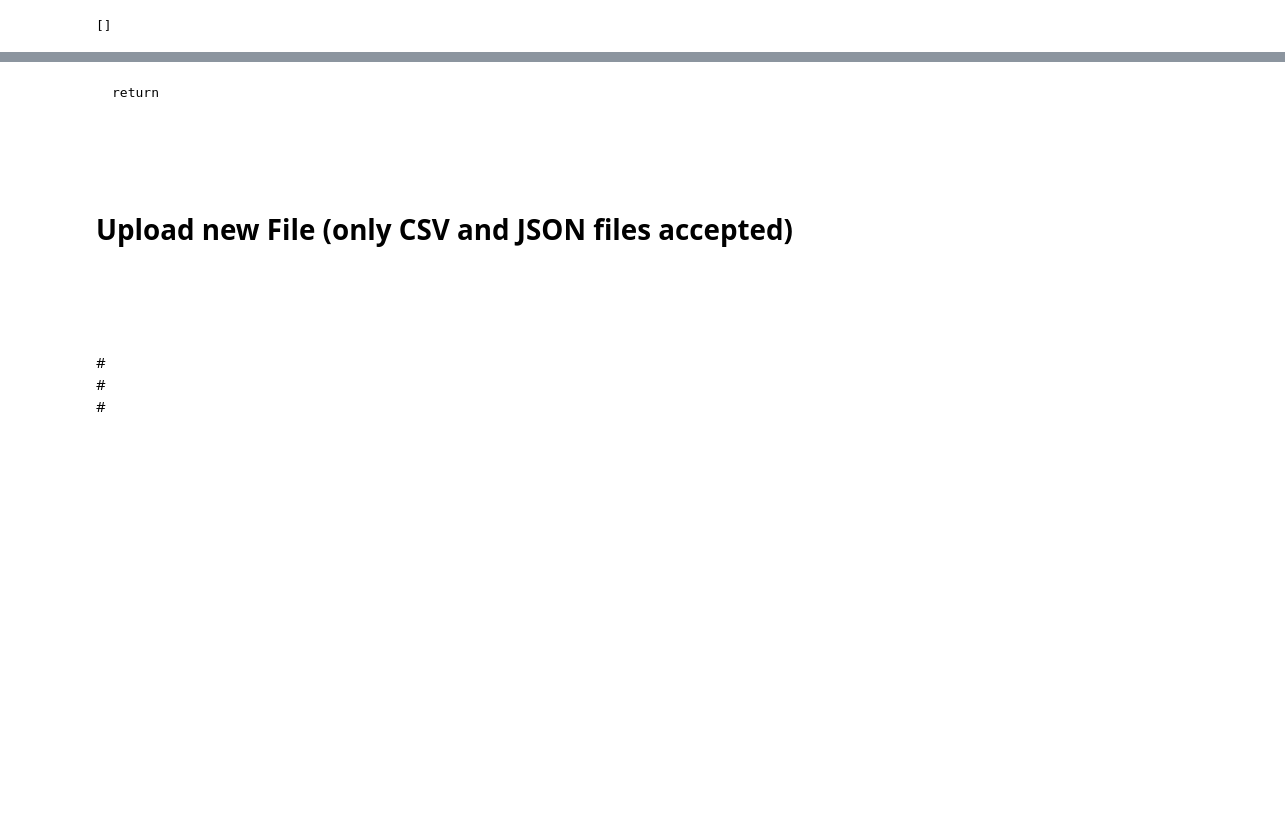
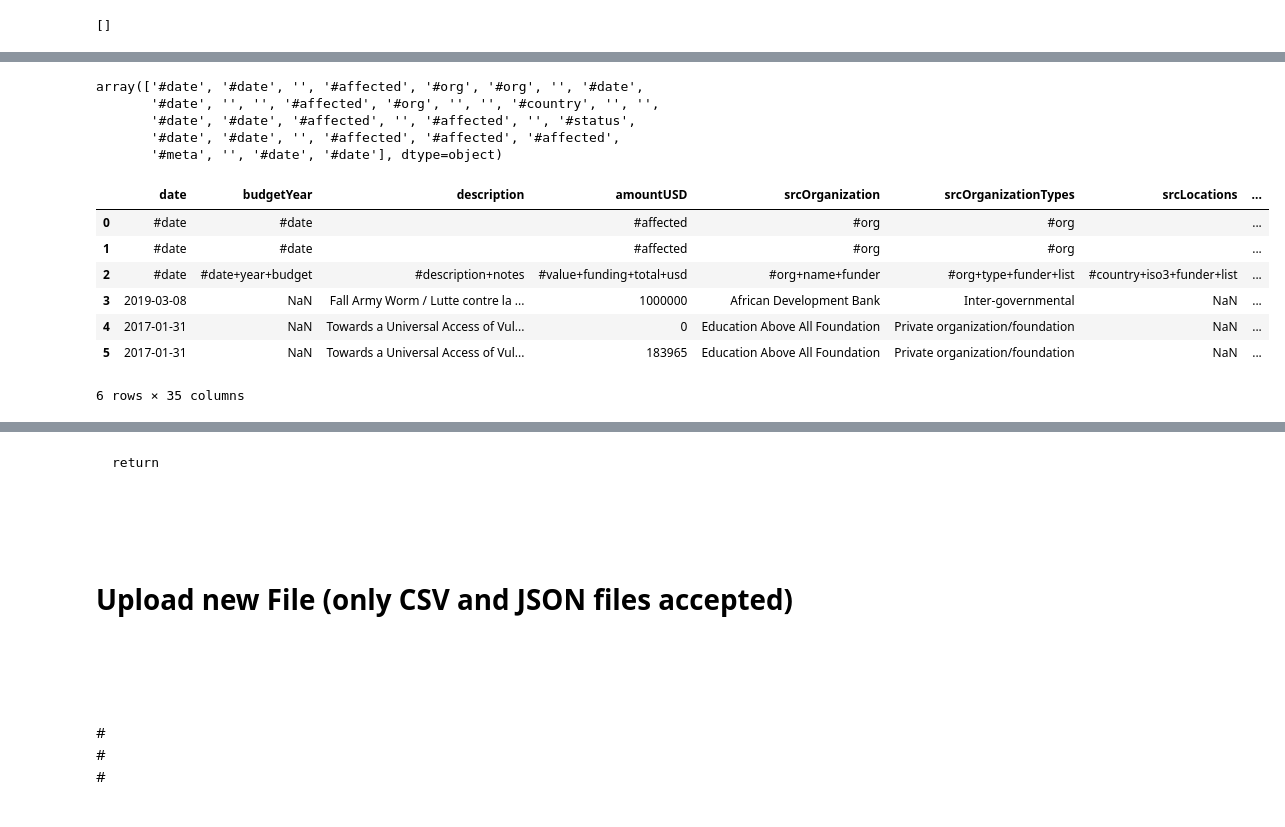
Before and after one commit to humanitarian-data-collaboration/hxl-tag-api, a Jupyter notebook: api/server.ipynb, the cells around one changed output, grey strips where cells are left out. Drawn from its saved outputs; the diff is of its cells as text; code cells hidden in the pictures; blank space fills up the shorter version.

```diff
--- a/api/server.ipynb
+++ b/api/server.ipynb
@@ -199,3 +208,27 @@ processed_dataset, empty_cols = preprocess(input_dataset,
 na = []
 for i in range(len(processed_dataset)):
     na.append(' ')
+# %%
+def tag_predicted(clf, X_test, series, threshold):
+    #True if tag should be left blank
+    if (not isinstance(X_test, np.ndarray)):
+        X_test = X_test.values.tolist()
+    probs = clf.predict_proba(X_test)
+    values = []
+    for i in range(len(X_test)):
+        max_arg = probs[i].argsort()[-1]
+        top_suggested_tag = clf.classes_[max_arg]
+        prob = np.take(probs[i], max_arg)
+        if (prob > threshold):
+            values.append(False)
+        else:
+            values.append(True)
+    return values
+
+#helper function to fill in the blanks for tags that have a confidence level less than the threshold
+def fill_blank_tags(predicted_tags, clf, X_test, series, threshold = 0.5):
+    boolean_array = tag_predicted(clf, X_test, series, threshold)
+    for i in range(len(predicted_tags)):
+        if (boolean_array[i] == True):
+            predicted_tags[i] = ''
+    return predicted_tags
@@ -202 +238,38 @@ for i in range(len(processed_dataset)):
+# %%
+output_dataset = fill_blank_tags(output_dataset.iloc[:, 0].values, model, processed_dataset["features_combined"], raw['Header'])
+# %%
+def add_hashtags(predicted_tags):
+    result = []
+    if (isinstance(predicted_tags, np.ndarray)):
+        for word in predicted_tags:
+            if word == '':
+                result.append('')
+            else:
+                result.append("#"+word)
+    return result
+# %%
+output_dataset = add_hashtags(output_dataset)
+output_dataset = pd.DataFrame(add_hashtags(output_dataset))
+# %%
+output_dataset.iloc[:, 0].values
+# %% [output]
+array(['#date', '#date', '', '#affected', '#org', '#org', '', '#date',
+       '#date', '', '', '#affected', '#org', '', '', '#country', '', '',
+       '#date', '#date', '#affected', '', '#affected', '', '#status',
+       '#date', '#date', '', '#affected', '#affected', '#affected',
+       '#meta', '', '#date', '#date'], dtype=object)
+# %%
+input_dataset.loc[-1] = output_dataset.iloc[:, 0].values
+input_dataset.index = input_dataset.index + 1
+input_dataset = input_dataset.sort_index()
+input_dataset
+# %% [output]
+|  | date | budgetYear | description | amountUSD | srcOrganization | srcOrganizationTypes | srcLocations | ... |
+| 0 | #date | #date |  | #affected | #org | #org |  | ... |
+| 1 | #date | #date |  | #affected | #org | #org |  | ... |
+| 2 | #date | #date+year+budget | #description+notes | #value+funding+total+usd | #org+name+funder | #org+type+funder+list | #country+iso3+funder+list | ... |
+| 3 | 2019-03-08 | NaN | Fall Army Worm / Lutte contre la ... | 1000000 | African Development Bank | Inter-governmental | NaN | ... |
+| 4 | 2017-01-31 | NaN | Towards a Universal Access of Vul... | 0 | Education Above All Foundation | Private organization/foundation | NaN | ... |
+| 5 | 2017-01-31 | NaN | Towards a Universal Access of Vul... | 183965 | Education Above All Foundation | Private organization/foundation | NaN | ... |
+6 rows × 35 columns
 # %%
```
Also changed, not shown: parts of 10 cells of this notebook, 5 other files.
